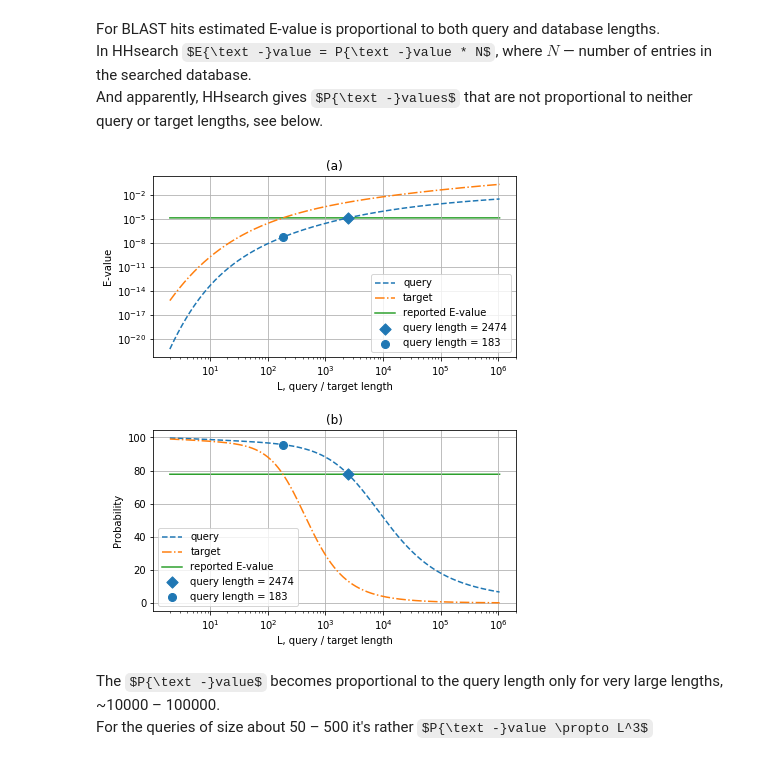
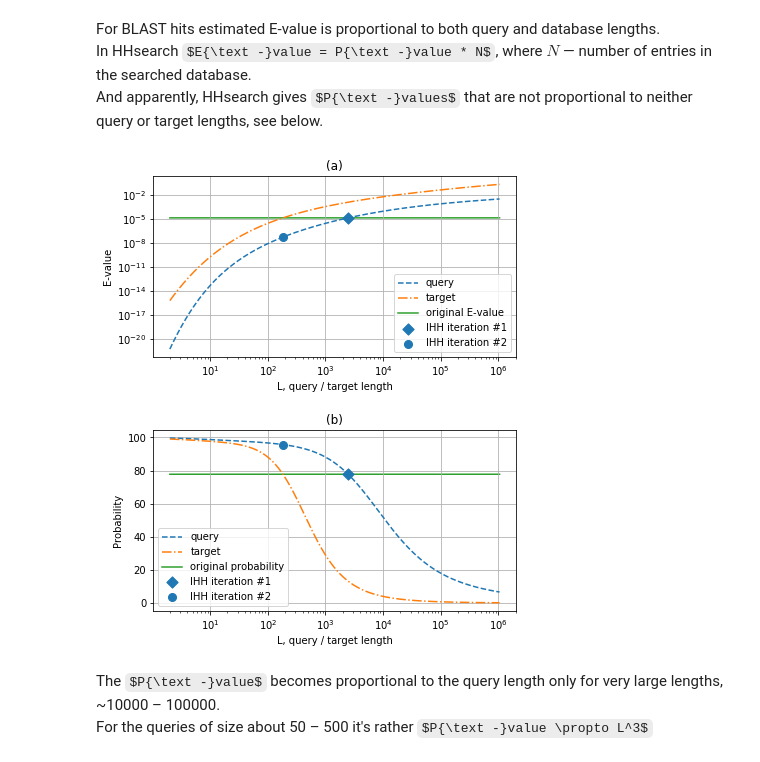
Before and after one commit to Gorbalenya-Lab/hh-suite-notebooks, a Jupyter notebook: test_score.ipynb, the cells around one changed output. Saved outputs shown, nothing was run; the diff lists cells and outputs as text; code cells hidden in the pictures; some formulas as TeX source.

```diff
--- a/test_score.ipynb
+++ b/test_score.ipynb
@@ -408,40 +408,40 @@ testLengths(TPval, getEvalueTLen, False)
 # E-value = P-value (database size = 1)
 color = next(ax1._get_lines.prop_cycler)['color']
 ax1.loglog(X, QPval, linestyle='--', label='query', c=color)
 ax1.loglog(X, TPval, linestyle='-.', label='target')
-ax1.plot(X, [hit.Pval] * len(X), '-', zorder=0, label='reported E-value')
-ax1.scatter([hit.q_L], [hit.Pval_HH], zorder=4, label=('query length = %d' % hit.q_L), marker='D', c=color, s=64)
-ax1.scatter([hit_m.q_L], [hit_m.Pval], zorder=4, label=('query length = %d' % hit_m.q_L), marker='o', c=color, s=64)
+ax1.plot(X, [hit.Pval] * len(X), '-', zorder=0, label='original E-value')
+ax1.scatter([hit.q_L], [hit.Pval_HH], zorder=4, label='IHH iteration #1', marker='D', c=color, s=64)
+ax1.scatter([hit_m.q_L], [hit_m.Pval], zorder=4, label='IHH iteration #2', marker='o', c=color, s=64)
 ax1.set_ylabel('E-value');
 ax1.legend()
 ax1.grid(True)
 ax1.set_title('(a)')
 ax1.set_xlabel('L, query / target length')
 ax1.xaxis.set_tick_params(which='both', labelbottom=True)
 
 QPval = X.copy()
 testLengths(QPval, getProbabQLen, False)
 
 TPval = X.copy()
 testLengths(TPval, getProbabTLen, False)
 
 color = next(ax2._get_lines.prop_cycler)['color']
 ax2.semilogx(X, QPval, linestyle='--', label='query', c=color)
 ax2.semilogx(X, TPval, linestyle='-.', label='target')
-ax2.plot(X, [hit.Probab] * len(X), '-', zorder=0, label='reported E-value')
-ax2.scatter([hit.q_L], [hit.Probab_HH], zorder=4, label=('query length = %d' % hit.q_L), marker='D', c=color, s=64)
-ax2.scatter([hit_m.q_L], [hit_m.Probab], zorder=4, label=('query length = %d' % hit_m.q_L), marker='o', c=color, s=64)
+ax2.plot(X, [hit.Probab] * len(X), '-', zorder=0, label='original probability')
+ax2.scatter([hit.q_L], [hit.Probab_HH], zorder=4, label='IHH iteration #1', marker='D', c=color, s=64)
+ax2.scatter([hit_m.q_L], [hit_m.Probab], zorder=4, label='IHH iteration #2', marker='o', c=color, s=64)
 
 ax2.set_ylabel('Probability');
 ax2.legend()
 ax2.grid(True)
 ax2.set_title('(b)')
 ax2.set_xlabel('L, query / target length')
 
 plt.subplots_adjust(hspace=0.4)
 plt.savefig('figure.pdf', format='PDF')
 # %% [output]
-[figure, old version]
+[figure, new version]
 # %% [markdown]
 The $P{\text -}value$ becomes proportional to the query length only for very large lengths, ~10000 &ndash; 100000.<br>
 For the queries of size about 50 &ndash; 500 it's rather $P{\text -}value \propto L^3$
```
Also changed, not shown: parts of 1 cell of this notebook, 1 other file.
